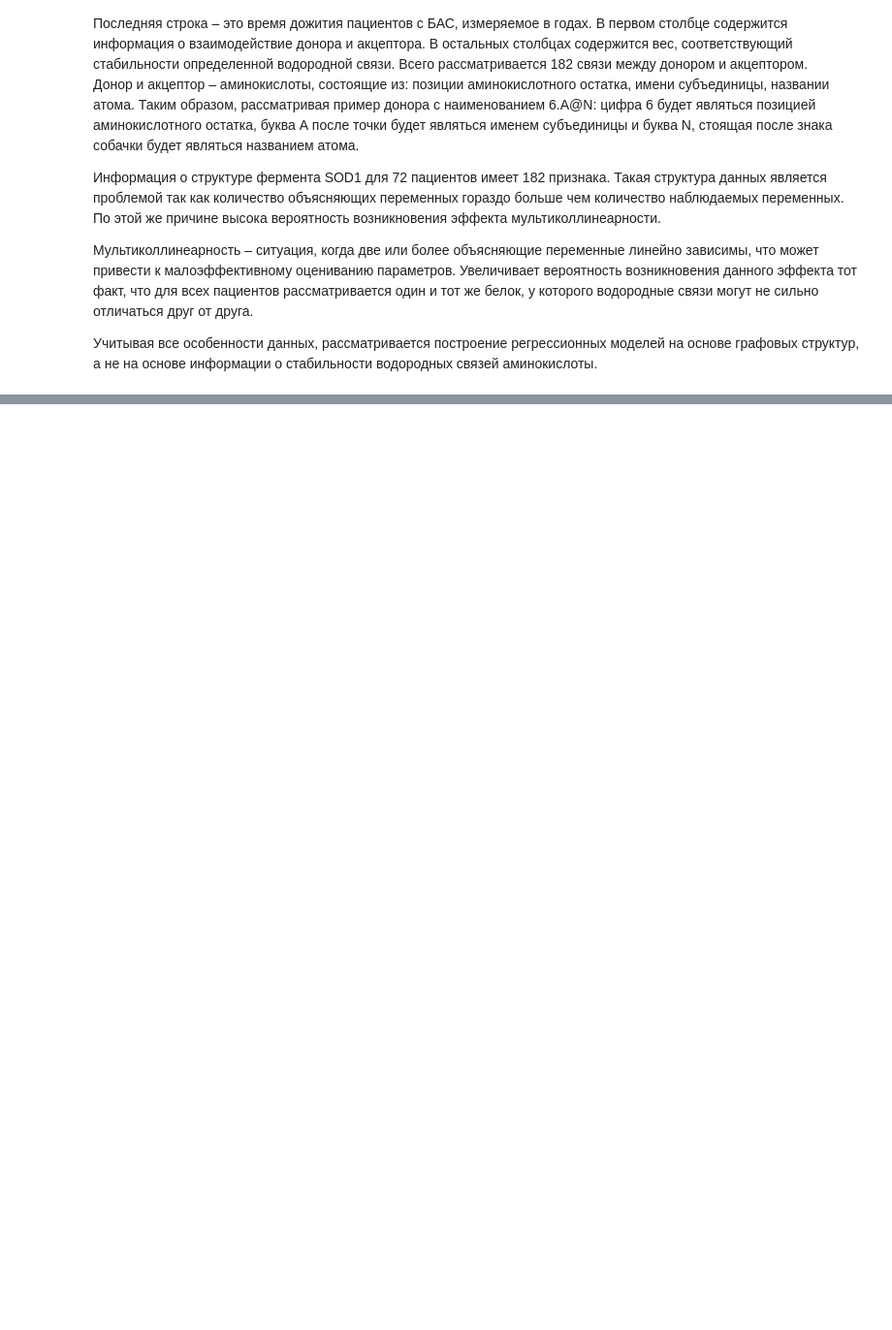
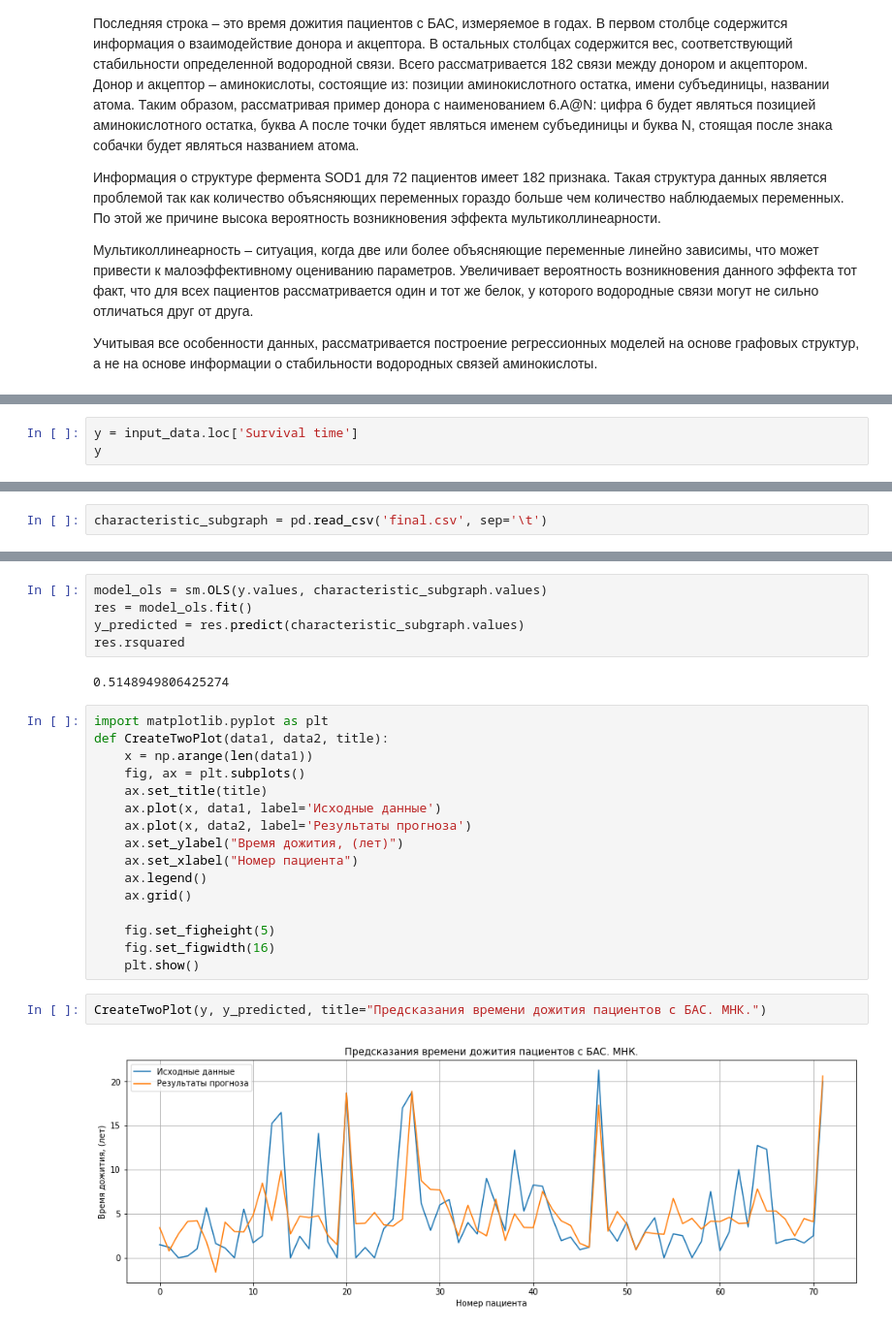
Before and after one commit to Voronik1801/BioProject, a Jupyter notebook: Prediction Survival Time.ipynb, the cells around one changed output, grey strips where cells are left out. Shown at 97% size. Saved outputs shown, nothing was run; the diff lists cells and outputs as text; blank space fills up the shorter version.

```diff
--- a/Prediction Survival Time.ipynb
+++ b/Prediction Survival Time.ipynb
@@ -57,0 +117,3 @@ ImportError: attempted relative import with no known parent package
+# %%
+y = input_data.loc['Survival time']
+y
@@ -57,0 +697,2 @@ ImportError: attempted relative import with no known parent package
+# %%
+characteristic_subgraph = pd.read_csv('final.csv', sep='\t')
@@ -57,0 +715,27 @@ ImportError: attempted relative import with no known parent package
+# %%
+model_ols = sm.OLS(y.values, characteristic_subgraph.values)
+res = model_ols.fit()
+y_predicted = res.predict(characteristic_subgraph.values)
+res.rsquared
+# %% [output]
+0.5148949806425274
+# %%
+import matplotlib.pyplot as plt
+def CreateTwoPlot(data1, data2, title):
+    x = np.arange(len(data1))
+    fig, ax = plt.subplots()
+    ax.set_title(title)
+    ax.plot(x, data1, label='Исходные данные')
+    ax.plot(x, data2, label='Результаты прогноза')
+    ax.set_ylabel("Время дожития, (лет)")
+    ax.set_xlabel("Номер пациента")
+    ax.legend()
+    ax.grid()
+
+    fig.set_figheight(5)
+    fig.set_figwidth(16)
+    plt.show()
+# %%
+CreateTwoPlot(y, y_predicted, title="Предсказания времени дожития пациентов с БАС. МНК.")
+# %% [output]
+[figure, added]
```
Also changed, not shown: parts of 74 cells of this notebook, 13 other files.
